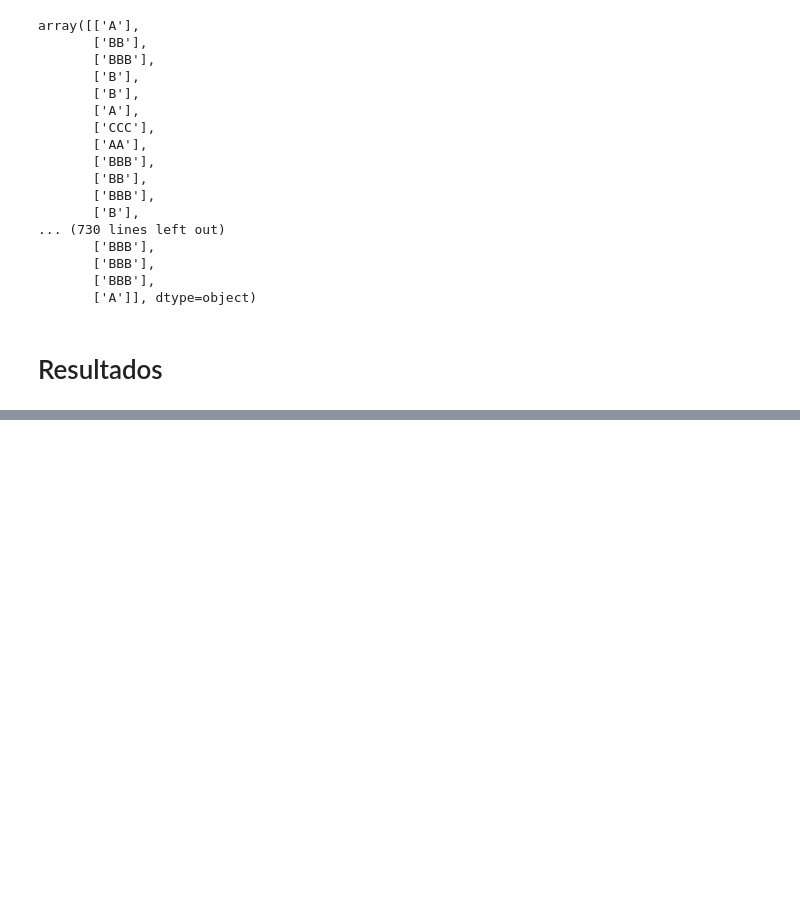
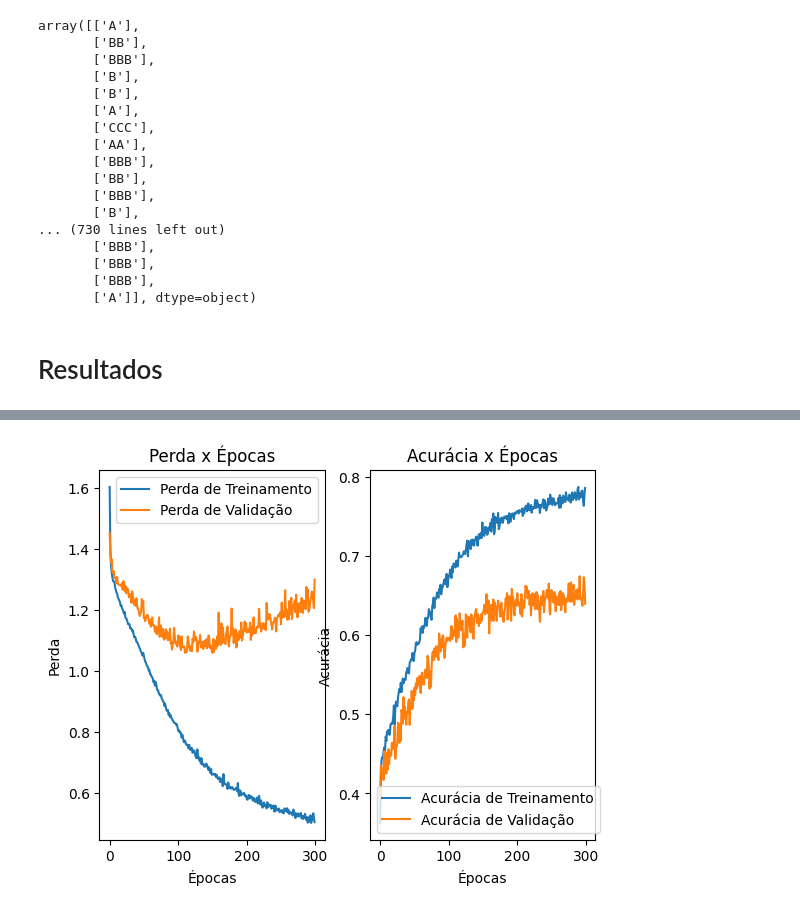
Before and after one commit to ChristianNMoreira/corporateRatingClassificationNN, a Jupyter notebook: corporateCreditRating.ipynb, the cells around one changed output, grey strips where cells are left out. Saved outputs shown, nothing was run; the diff lists cells and outputs as text; code cells hidden in the pictures; blank space fills up the shorter version.

```diff
--- a/corporateCreditRating.ipynb
+++ b/corporateCreditRating.ipynb
@@ -331,2 +319,22 @@ Acurácia: 0.6595174262734584
 | 745 | A | BBB |
 746 rows × 2 columns
+# %%
+plt.subplot(1, 2, 1)
+plt.plot(history.history['loss'], label='Perda de Treinamento')
+plt.plot(history.history['val_loss'], label='Perda de Validação')
+plt.title('Perda x Épocas')
+plt.xlabel('Épocas')
+plt.ylabel('Perda')
+plt.legend()
+
+plt.subplot(1, 2, 2)
+plt.plot(history.history['accuracy'], label='Acurácia de Treinamento')
+plt.plot(history.history['val_accuracy'], label='Acurácia de Validação')
+plt.title('Acurácia x Épocas')
+plt.xlabel('Épocas')
+plt.ylabel('Acurácia')
+plt.legend()
+
+plt.show()
+# %% [output]
+[figure, added]
```
Also changed, not shown: parts of 6 cells of this notebook.
